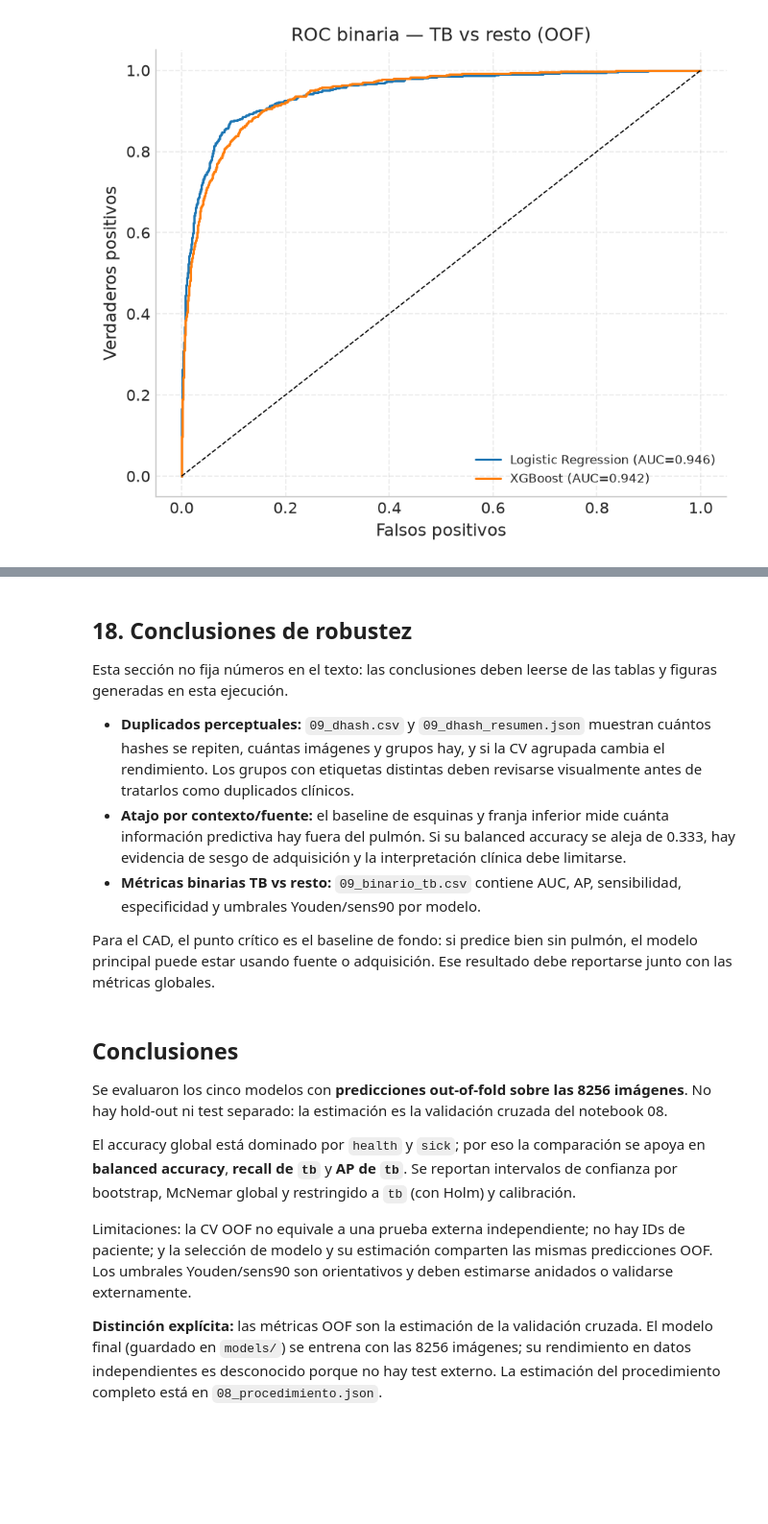
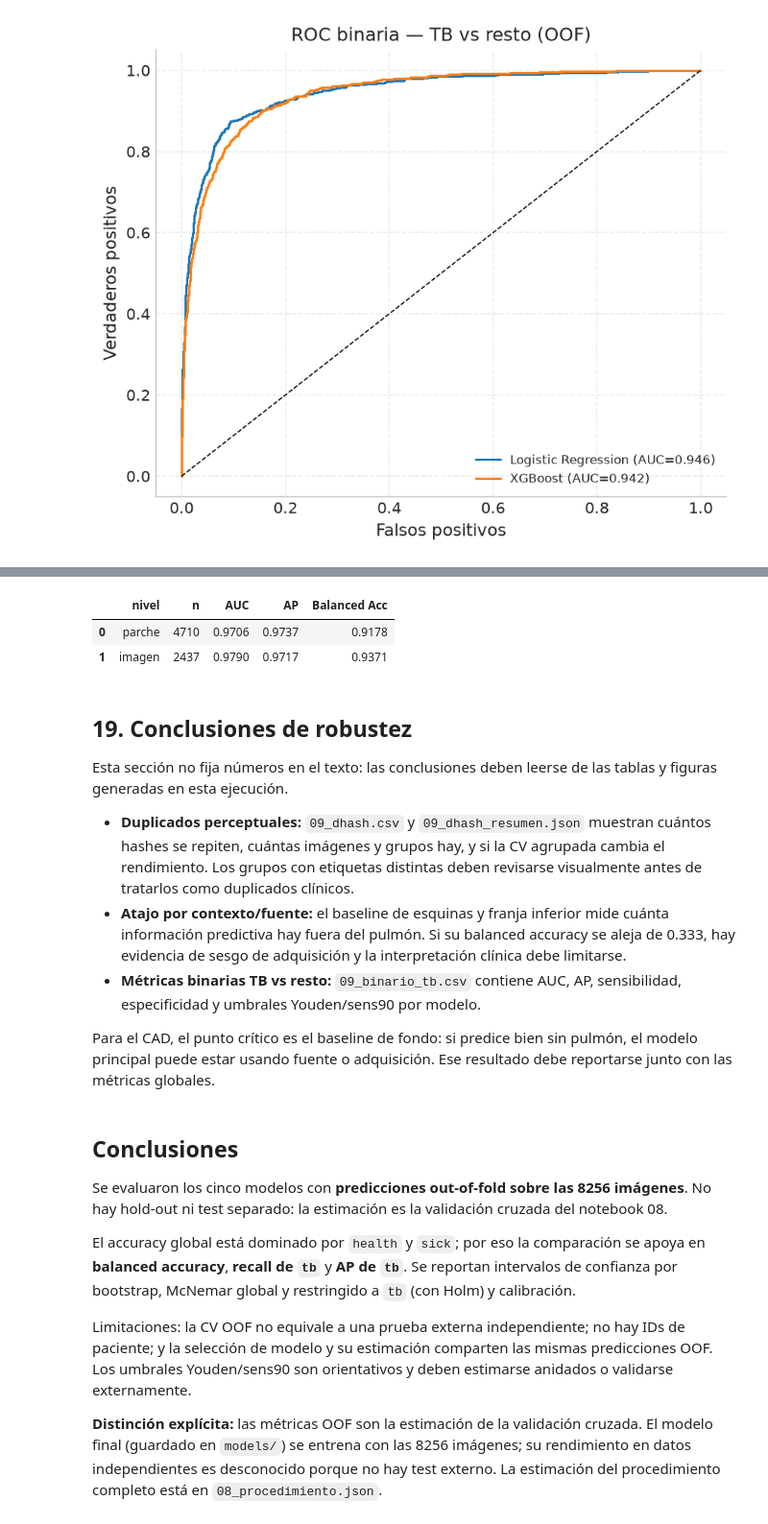
Before and after one commit to KevEstr/CAD_TBX11K, a Jupyter notebook: notebooks/09_Evaluacion_Comparativa.ipynb, the cells around one changed output, grey strips where cells are left out. Shown at 96% size. Cells and saved outputs as stored; diff of their text form; code cells hidden in the pictures; blank space fills up the shorter version.

```diff
--- a/notebooks/09_Evaluacion_Comparativa.ipynb
+++ b/notebooks/09_Evaluacion_Comparativa.ipynb
@@ -1192,5 +1198,17 @@ fondo ambiguo (25 %)  700        0.7937     0.7416
+# %%
+import subprocess
+
+subprocess.run(
+    [sys.executable, str(Path(PROJECT_ROOT) / 'scripts' / 'train_lesion_patches.py')],
+    check=True,
+)
+display(pd.read_csv(DATA_DIR / 'lesion_patch_metrics.csv').round(4))
+# %% [output]
+|  | nivel | n | AUC | AP | Balanced Acc |
+| 0 | parche | 4710 | 0.9706 | 0.9737 | 0.9178 |
+| 1 | imagen | 2437 | 0.9790 | 0.9717 | 0.9371 |
 # %% [markdown]
-## 18. Conclusiones de robustez
+## 19. Conclusiones de robustez
 
 Esta sección no fija números en el texto: las conclusiones deben leerse de las
 tablas y figuras generadas en esta ejecución.
```
Also changed, not shown: parts of 9 cells of this notebook, 11 other files.
